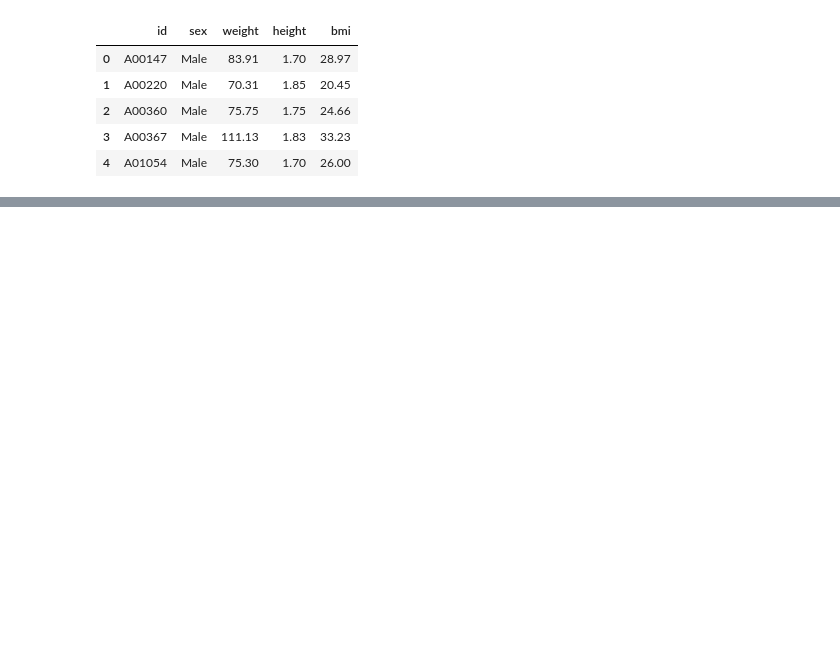
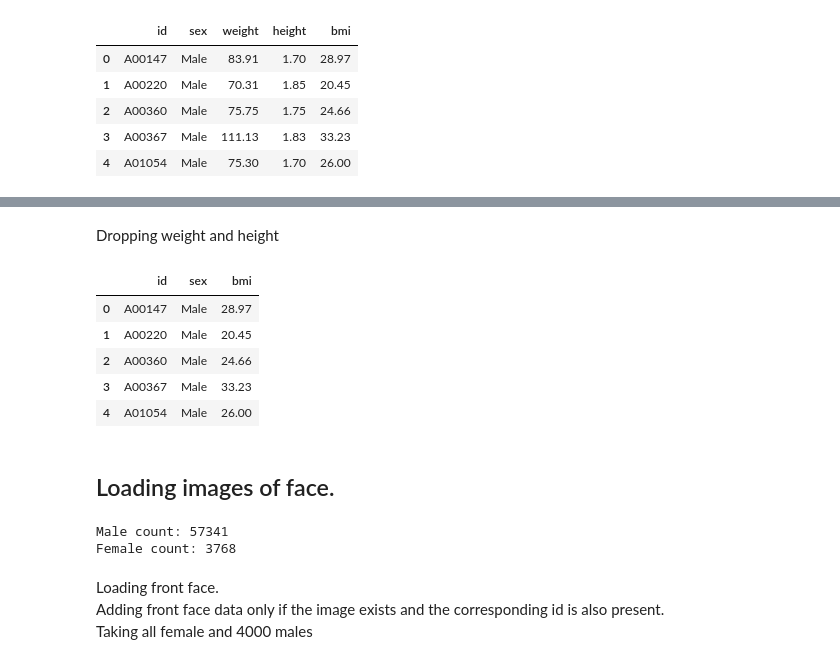
Before and after one commit to PranaavPrasad/PRML_Project, a Jupyter notebook: custom_dataset.ipynb, the cells around one changed output, grey strips where cells are left out. Saved outputs shown, nothing was run; the diff lists cells and outputs as text; code cells hidden in the pictures; blank space fills up the shorter version.

```diff
--- a/custom_dataset.ipynb
+++ b/custom_dataset.ipynb
@@ -353,0 +66,14 @@ Final DataFrame saved to 'custom_dataset_with_images_limited_10.pkl' with 60141
+# %% [markdown]
+Dropping weight and height
+# %%
+custom_df = custom_df.drop(['weight', 'height'], axis=1)
+custom_df.head()
+# %% [output]
+|  | id | sex | bmi |
+| 0 | A00147 | Male | 28.97 |
+| 1 | A00220 | Male | 20.45 |
+| 2 | A00360 | Male | 24.66 |
+| 3 | A00367 | Male | 33.23 |
+| 4 | A01054 | Male | 26.00 |
+# %% [markdown]
+## Loading images of face.
@@ -353,0 +86,14 @@ Final DataFrame saved to 'custom_dataset_with_images_limited_10.pkl' with 60141
+# %%
+# count of number of males and females
+male_count = df[df['sex'] == 'Male'].shape[0]
+female_count = df[df['sex'] == 'Female'].shape[0]
+
+print(f"Male count: {male_count}")
+print(f"Female count: {female_count}")
+# %% [output]
+Male count: 57341
+Female count: 3768
+# %% [markdown]
+Loading front face.<br>
+Adding front face data only if the image exists and the corresponding id is also present.<br>
+Taking all female and 4000 males
```
Also changed, not shown: parts of 23 cells of this notebook, 2 other files.
